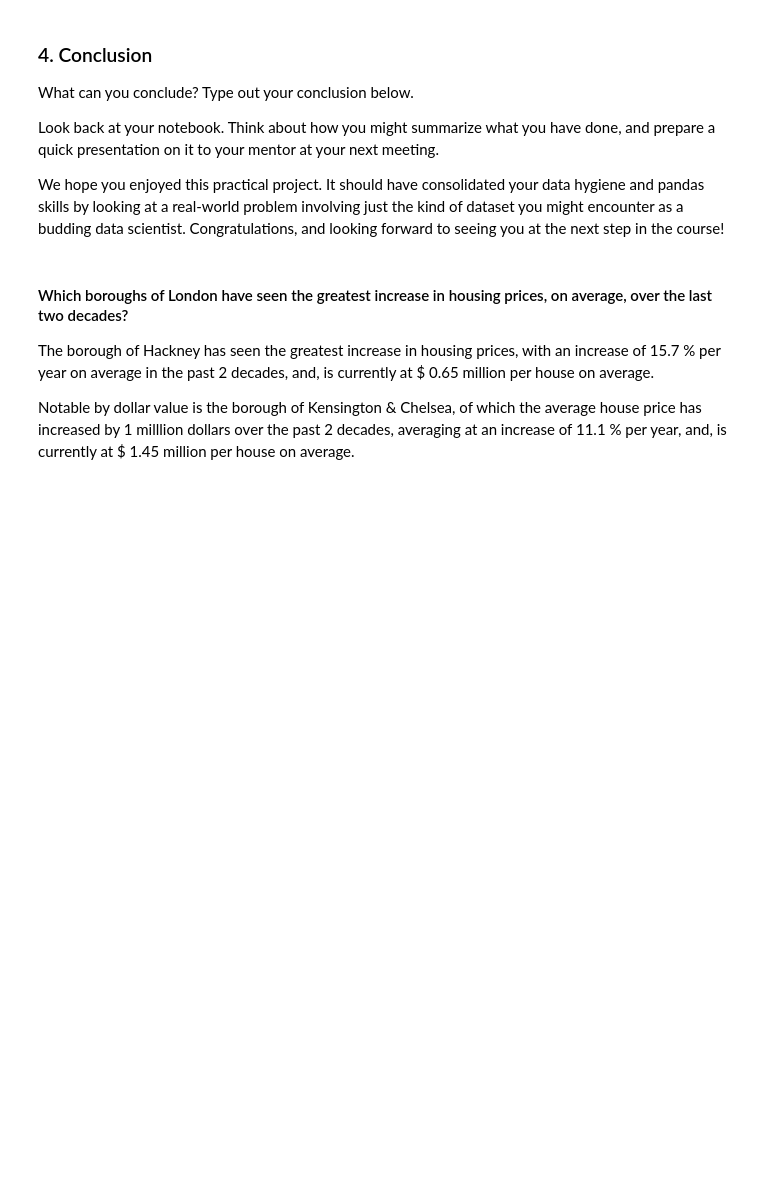
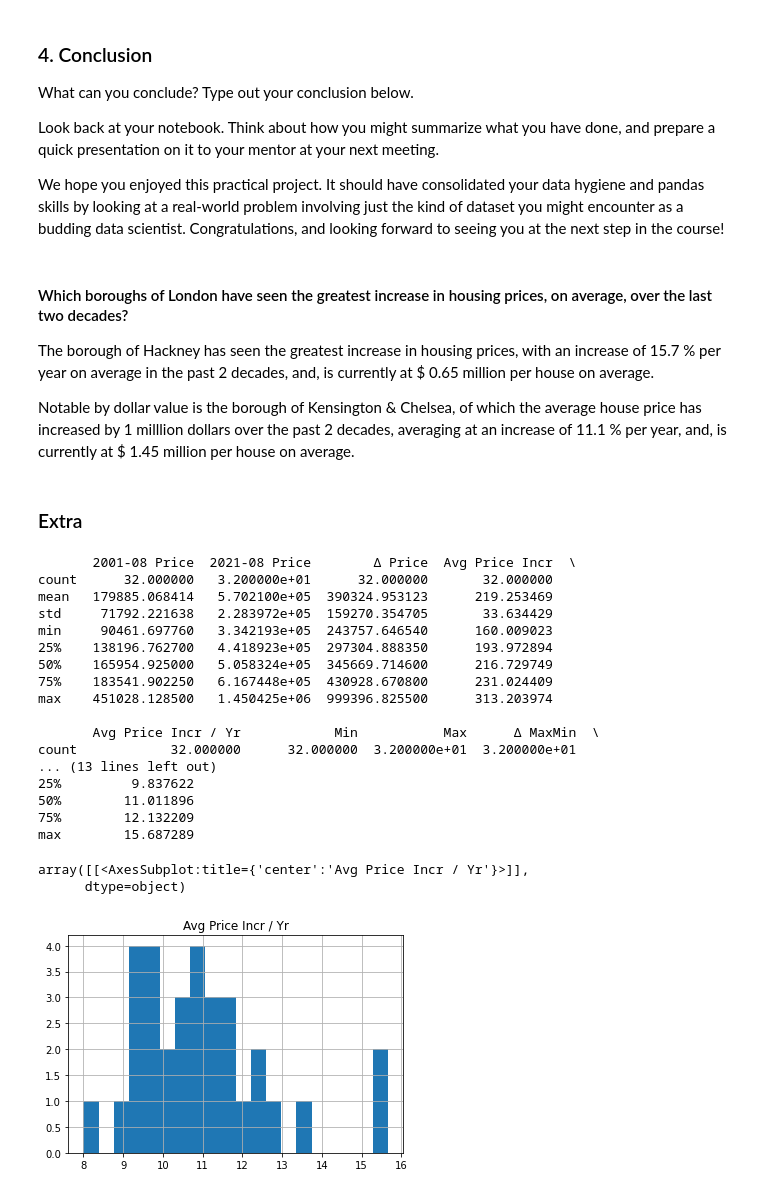
Before and after one commit to andrewyewcy/Springboard, a Jupyter notebook: Unit 4 Challenge - Tier 3.ipynb, the cells around one changed output. Drawn from its saved outputs; the diff is of its cells as text; code cells hidden in the pictures; blank space fills up the shorter version.

Commit message:
fixed websites supplied for formula, then added an Extra section

```diff
--- a/Unit 4 Challenge - Tier 3.ipynb
+++ b/Unit 4 Challenge - Tier 3.ipynb
@@ -378,6 +376,32 @@ We hope you enjoyed this practical project. It should have consolidated your dat
 The borough of Hackney has seen the greatest increase in housing prices, with an increase of 15.7 % per year on average in the past 2 decades, and, is currently at $ 0.65 million per house on average.
 
 Notable by dollar value is the borough of Kensington & Chelsea, of which the average house price has increased by 1 milllion dollars over the past 2 decades, averaging at an increase of 11.1 % per year, and, is currently at $ 1.45 million per house on average.
+# %% [markdown]
+### Extra
+# %%
+print(prop_pivot_sorted.describe())
+prop_pivot_sorted.hist(column = 'Avg Price Incr / Yr' , bins = 20)
+# %% [output]
+       2001-08 Price  2021-08 Price        Δ Price  Avg Price Incr  \
+count      32.000000   3.200000e+01      32.000000       32.000000
+mean   179885.068414   5.702100e+05  390324.953123      219.253469
+std     71792.221638   2.283972e+05  159270.354705       33.634429
+min     90461.697760   3.342193e+05  243757.646540      160.009023
+25%    138196.762700   4.418923e+05  297304.888350      193.972894
+50%    165954.925000   5.058324e+05  345669.714600      216.729749
+75%    183541.902250   6.167448e+05  430928.670800      231.024409
+max    451028.128500   1.450425e+06  999396.825500      313.203974
+
+       Avg Price Incr / Yr            Min           Max      Δ MaxMin  \
+count            32.000000      32.000000  3.200000e+01  3.200000e+01
+... (13 lines left out)
+25%         9.837622
+50%        11.011896
+75%        12.132209
+max        15.687289
+array([[<AxesSubplot:title={'center':'Avg Price Incr / Yr'}>]],
+      dtype=object)
+[figure, added]
 # %%
 ### Junk Cell full of half used methods ###
 
```
Also changed, not shown: parts of 2 cells of this notebook.
